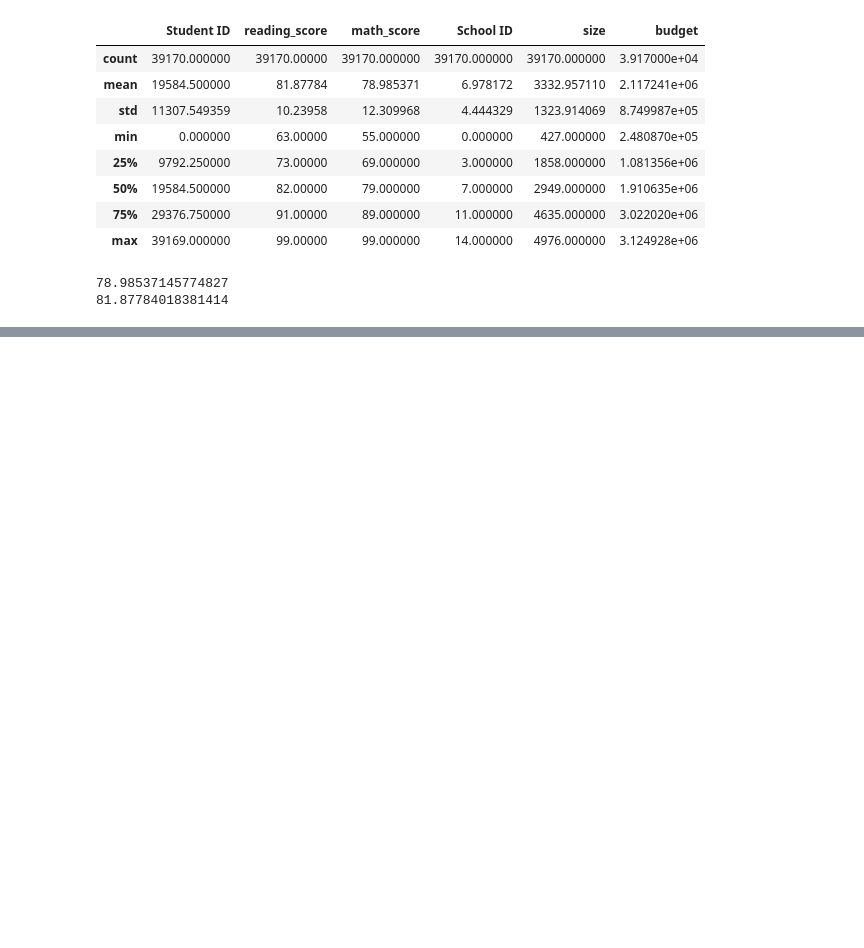
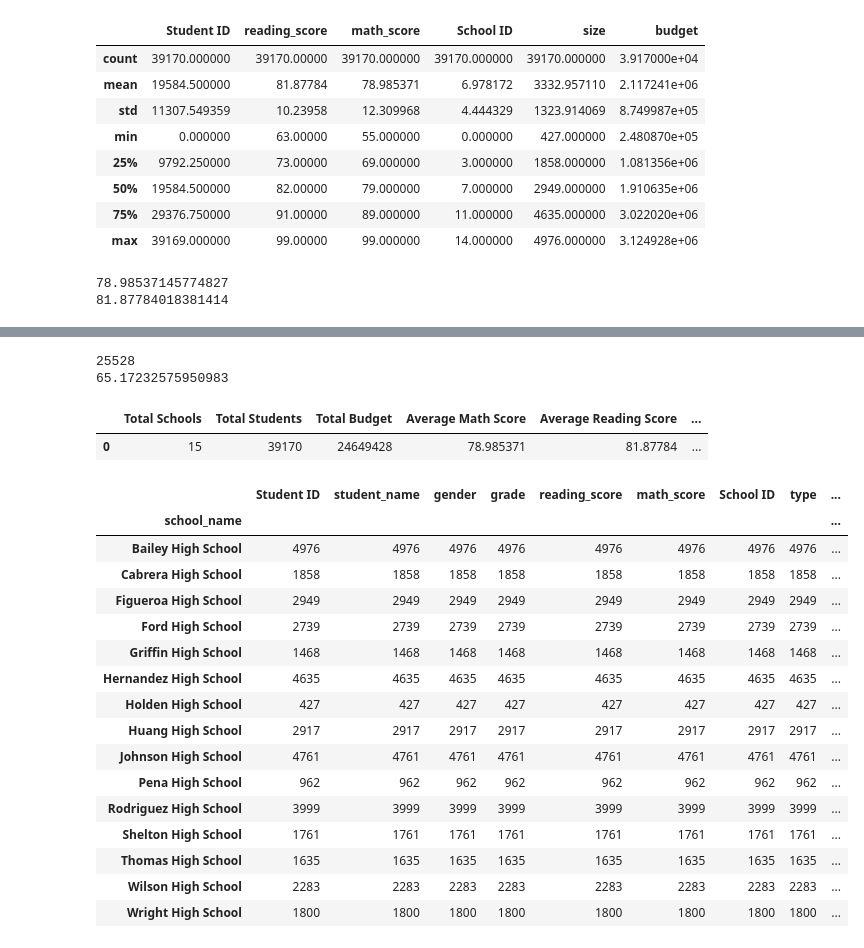
Before and after one commit to mel-c-lowe/Pandas_Challenge, a Jupyter notebook: PyCity_Schools.ipynb, the cells around one changed output, grey strips where cells are left out. Saved outputs shown, nothing was run; the diff lists cells and outputs as text; code cells hidden in the pictures; blank space fills up the shorter version.

Commit message:
Finishe Deistrict Summary dataframe (no formatting) and started School Summary dataframe. Next step is calculating averages and passing scores and moving into the summary dataframe.

```diff
--- a/PyCity_Schools.ipynb
+++ b/PyCity_Schools.ipynb
@@ -142,2 +154,29 @@ passed_reading_percent
+# %%
+# Calculate percentage of students who passed both
+passed_both_count = len(passed_reading_and_math_df)
+print(passed_both_count)
+
+passed_both_percent = (passed_both_count / total_students) * 100
+print(passed_both_percent)
+# %% [output]
+25528
+65.17232575950983
+# %%
+# Create dataframe to hold all results, capitalization matters
+District_Summary_df = pd.DataFrame({
+    "Total Schools": [len(total_schools)],
+    "Total Students": [total_students],
+    "Total Budget": [total_budget],
+    "Average Math Score": [average_math_score],
+    "Average Reading Score": [average_reading_score],
+    "Percent Passing Math": [passed_math_percent],
+    "Percent Passing Reading": [passed_reading_percent],
+    "Percent Passing Overall":[passed_both_percent]
+})
+District_Summary_df
+# Looks like my percents are slightly off
+# %% [output]
+|  | Total Schools | Total Students | Total Budget | Average Math Score | Average Reading Score | ... |
+| 0 | 15 | 39170 | 24649428 | 78.985371 | 81.87784 | ... |
 # %%
 # Clean formatting (optional)
@@ -143,0 +184,22 @@ passed_reading_percent
+# %%
+# Next chunk is for the School Summary
+combined_by_school_df = combined_data.groupby("school_name")
+combined_by_school_df.count()
+# %% [output]
+|  | Student ID | student_name | gender | grade | reading_score | math_score | School ID | type | ... |
+| school_name |  |  |  |  |  |  |  |  | ... |
+| Bailey High School | 4976 | 4976 | 4976 | 4976 | 4976 | 4976 | 4976 | 4976 | ... |
+| Cabrera High School | 1858 | 1858 | 1858 | 1858 | 1858 | 1858 | 1858 | 1858 | ... |
+| Figueroa High School | 2949 | 2949 | 2949 | 2949 | 2949 | 2949 | 2949 | 2949 | ... |
+| Ford High School | 2739 | 2739 | 2739 | 2739 | 2739 | 2739 | 2739 | 2739 | ... |
+| Griffin High School | 1468 | 1468 | 1468 | 1468 | 1468 | 1468 | 1468 | 1468 | ... |
+| Hernandez High School | 4635 | 4635 | 4635 | 4635 | 4635 | 4635 | 4635 | 4635 | ... |
+| Holden High School | 427 | 427 | 427 | 427 | 427 | 427 | 427 | 427 | ... |
+| Huang High School | 2917 | 2917 | 2917 | 2917 | 2917 | 2917 | 2917 | 2917 | ... |
+| Johnson High School | 4761 | 4761 | 4761 | 4761 | 4761 | 4761 | 4761 | 4761 | ... |
+| Pena High School | 962 | 962 | 962 | 962 | 962 | 962 | 962 | 962 | ... |
+| Rodriguez High School | 3999 | 3999 | 3999 | 3999 | 3999 | 3999 | 3999 | 3999 | ... |
+| Shelton High School | 1761 | 1761 | 1761 | 1761 | 1761 | 1761 | 1761 | 1761 | ... |
+| Thomas High School | 1635 | 1635 | 1635 | 1635 | 1635 | 1635 | 1635 | 1635 | ... |
+| Wilson High School | 2283 | 2283 | 2283 | 2283 | 2283 | 2283 | 2283 | 2283 | ... |
+| Wright High School | 1800 | 1800 | 1800 | 1800 | 1800 | 1800 | 1800 | 1800 | ... |
```
Also changed, not shown: parts of 15 cells of this notebook.
